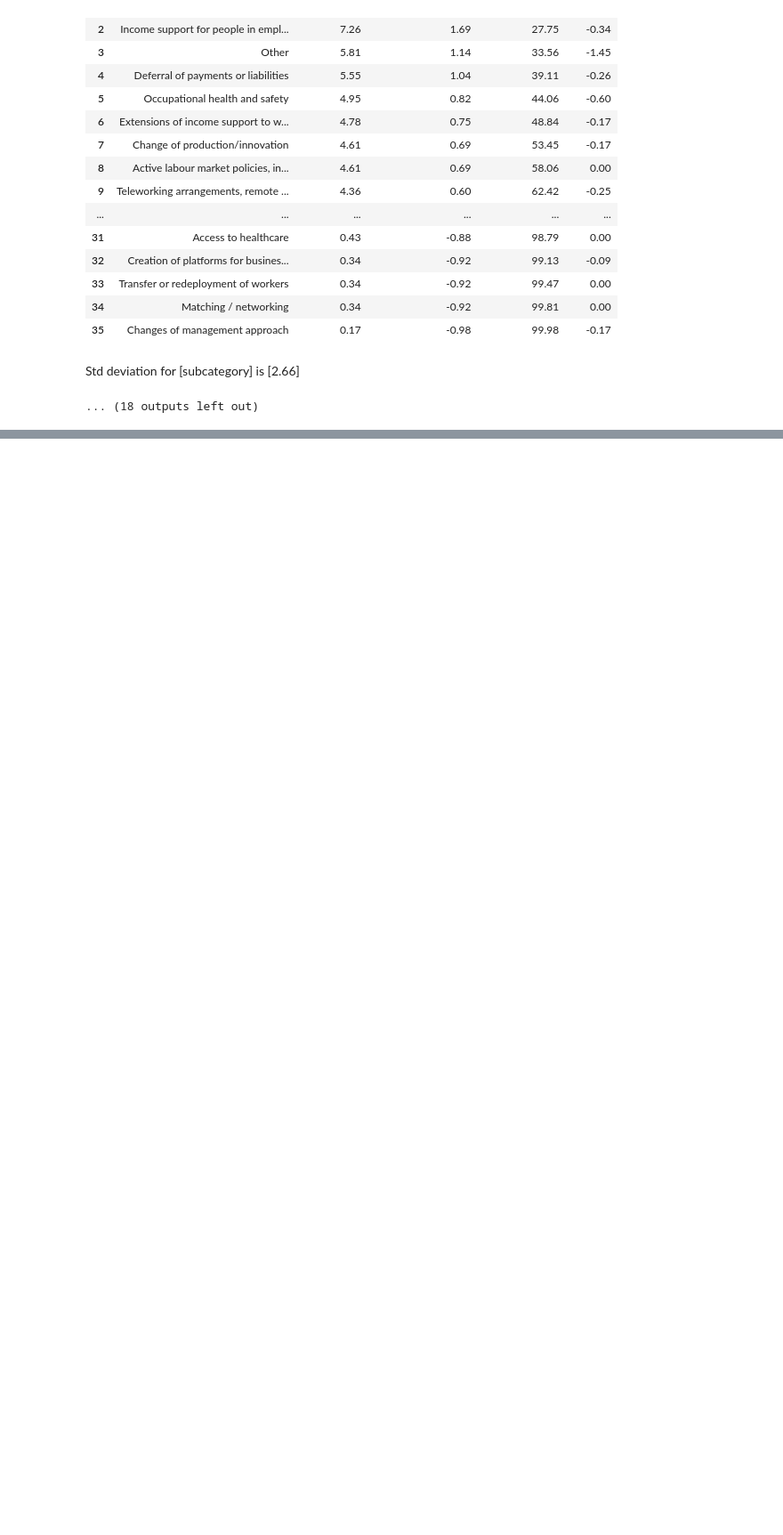
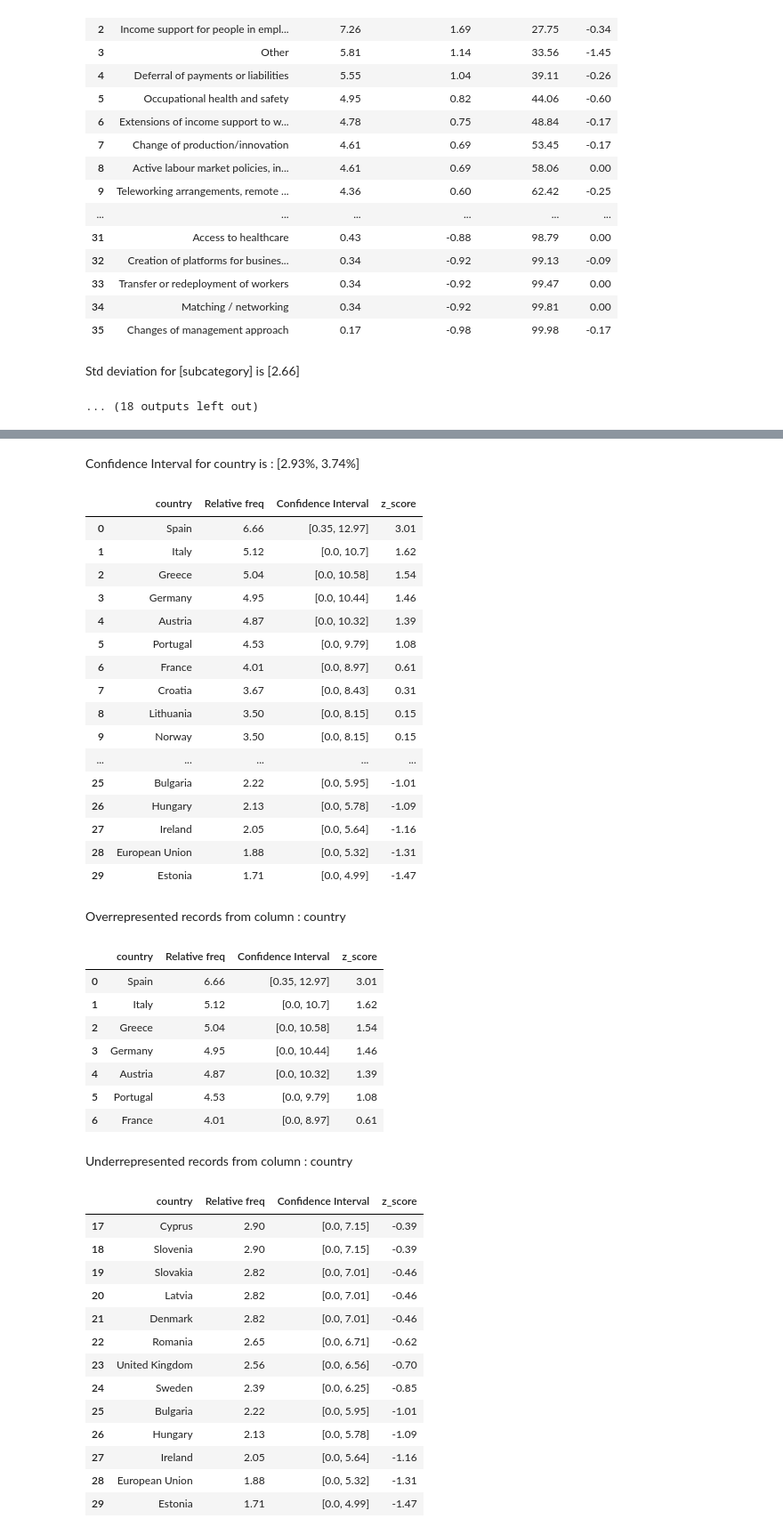
Before and after one commit to meaningfy-ws/sem-covid, a Jupyter notebook: notebooks/pwdb/eda_categorical_pwdb.ipynb, the cells around one changed output, grey strips where cells are left out. Shown at 89% size. Cells and saved outputs as stored; diff of their text form; code cells hidden in the pictures; blank space fills up the shorter version.

Commit message:
finish sc-154
# Results
## Analysis of confidence intervals
## Categorical data collision analysis in columns
## Analysis of categorical data collisions in DataFrame
## Observations and suggestions

```diff
--- a/notebooks/pwdb/eda_categorical_pwdb.ipynb
+++ b/notebooks/pwdb/eda_categorical_pwdb.ipynb
@@ -173,6 +181,6 @@ eda_result = fast_categorical_analyze(df,"PWDB Dataset")
 # %%
 for key in eda_result.keys():
-    data = eda_result[key]
+    data = eda_result[key].copy()
     column_name = data.columns[1]
     zscore_column = data.columns[0]+'_z_score'
     cumulative_freq = 'Cumulative freq'
@@ -180,8 +188,8 @@ for key in eda_result.keys():
     data[zscore_column] = round((data[column_name]-data[column_name].mean())/data[column_name].std(),2)
     data[cumulative_freq] = data[column_name].cumsum()
     data[diff_freq] = data[column_name].diff()
+    display(Markdown(f"Std deviation for [{key}] is [{round(data[column_name].std(),2)}]"))
     display(data)
-    display(Markdown(f"Std deviation for [{key}] is [{round(data[column_name].std(),2)}]"))
     px.bar(data,x=data.columns[2],y=data.columns[0]).show()
     px.bar(data,x=data.columns[0],y=data.columns[3]).show()
     px.bar(data,x=data.columns[0],y=data.columns[4]).show()
@@ -242,0 +253,15 @@ Std deviation for [subcategory] is [2.66]
+# %%
+def confidence_interval_with_mean( series : pd.Series):
+    se = tmp_s.std()/np.sqrt(series.size)
+    mean = tmp_s.mean()
+    z = 1.96
+    return [round(100*(mean - z*se),2),round(100*(mean + z*se),2)]
+# %%
+def confidence_interval_for_proportion( series : pd.Series):
+    conf_int = [ list(sm.stats.proportion_confint(n*p, n)) for p in tmp_s]
+    conf_int = pd.DataFrame(conf_int).apply(lambda x: round(100*x,2))
+    conf_int = [pd.Interval(row[0],row[1],closed='both') for index,row in conf_int.iterrows()]
+    return conf_int
+# %%
+def z_score_for_series(series : pd.Series):
+    return pd.Series(stats.zscore(tmp_s)).apply(lambda x: round(x,2))
@@ -242,0 +274,59 @@ Std deviation for [subcategory] is [2.66]
+# %%
+for key in eda_result.keys():
+    data = eda_result[key].copy()
+    n = data.size
+    tmp_s = data[data.columns[1]].copy()
+    tmp_s/=100
+    ci_mean = confidence_interval_with_mean(tmp_s)
+    display(Markdown(f"Confidence Interval for {key} is : [{ci_mean[0]}%, {ci_mean[1]}%]"))
+    data["Confidence Interval"]= confidence_interval_for_proportion(tmp_s)
+    data["z_score"] = z_score_for_series(tmp_s)
+    display(data)
+    display(Markdown(f"Overrepresented records from column : {key}"))
+    rel_f = 'Relative freq'
+    display(data.loc[data[rel_f]>ci_mean[1]])
+    display(Markdown(f"Underrepresented records from column : {key}"))
+    display(data.loc[data[rel_f]<ci_mean[0]])
+# %% [output]
+Confidence Interval for country is : [2.93%, 3.74%]
+|  | country | Relative freq | Confidence Interval | z_score |
+| 0 | Spain | 6.66 | [0.35, 12.97] | 3.01 |
+| 1 | Italy | 5.12 | [0.0, 10.7] | 1.62 |
+| 2 | Greece | 5.04 | [0.0, 10.58] | 1.54 |
+| 3 | Germany | 4.95 | [0.0, 10.44] | 1.46 |
+| 4 | Austria | 4.87 | [0.0, 10.32] | 1.39 |
+| 5 | Portugal | 4.53 | [0.0, 9.79] | 1.08 |
+| 6 | France | 4.01 | [0.0, 8.97] | 0.61 |
+| 7 | Croatia | 3.67 | [0.0, 8.43] | 0.31 |
+| 8 | Lithuania | 3.50 | [0.0, 8.15] | 0.15 |
+| 9 | Norway | 3.50 | [0.0, 8.15] | 0.15 |
+| ... | ... | ... | ... | ... |
+| 25 | Bulgaria | 2.22 | [0.0, 5.95] | -1.01 |
+| 26 | Hungary | 2.13 | [0.0, 5.78] | -1.09 |
+| 27 | Ireland | 2.05 | [0.0, 5.64] | -1.16 |
+| 28 | European Union | 1.88 | [0.0, 5.32] | -1.31 |
+| 29 | Estonia | 1.71 | [0.0, 4.99] | -1.47 |
+Overrepresented records from column : country
+|  | country | Relative freq | Confidence Interval | z_score |
+| 0 | Spain | 6.66 | [0.35, 12.97] | 3.01 |
+| 1 | Italy | 5.12 | [0.0, 10.7] | 1.62 |
+| 2 | Greece | 5.04 | [0.0, 10.58] | 1.54 |
+| 3 | Germany | 4.95 | [0.0, 10.44] | 1.46 |
+| 4 | Austria | 4.87 | [0.0, 10.32] | 1.39 |
+| 5 | Portugal | 4.53 | [0.0, 9.79] | 1.08 |
+| 6 | France | 4.01 | [0.0, 8.97] | 0.61 |
+Underrepresented records from column : country
+|  | country | Relative freq | Confidence Interval | z_score |
+| 17 | Cyprus | 2.90 | [0.0, 7.15] | -0.39 |
+| 18 | Slovenia | 2.90 | [0.0, 7.15] | -0.39 |
+| 19 | Slovakia | 2.82 | [0.0, 7.01] | -0.46 |
+| 20 | Latvia | 2.82 | [0.0, 7.01] | -0.46 |
+| 21 | Denmark | 2.82 | [0.0, 7.01] | -0.46 |
+| 22 | Romania | 2.65 | [0.0, 6.71] | -0.62 |
+| 23 | United Kingdom | 2.56 | [0.0, 6.56] | -0.70 |
+| 24 | Sweden | 2.39 | [0.0, 6.25] | -0.85 |
+| 25 | Bulgaria | 2.22 | [0.0, 5.95] | -1.01 |
+| 26 | Hungary | 2.13 | [0.0, 5.78] | -1.09 |
+| 27 | Ireland | 2.05 | [0.0, 5.64] | -1.16 |
+| 28 | European Union | 1.88 | [0.0, 5.32] | -1.31 |
+| 29 | Estonia | 1.71 | [0.0, 4.99] | -1.47 |
```
Also changed, not shown: parts of 19 cells of this notebook.
